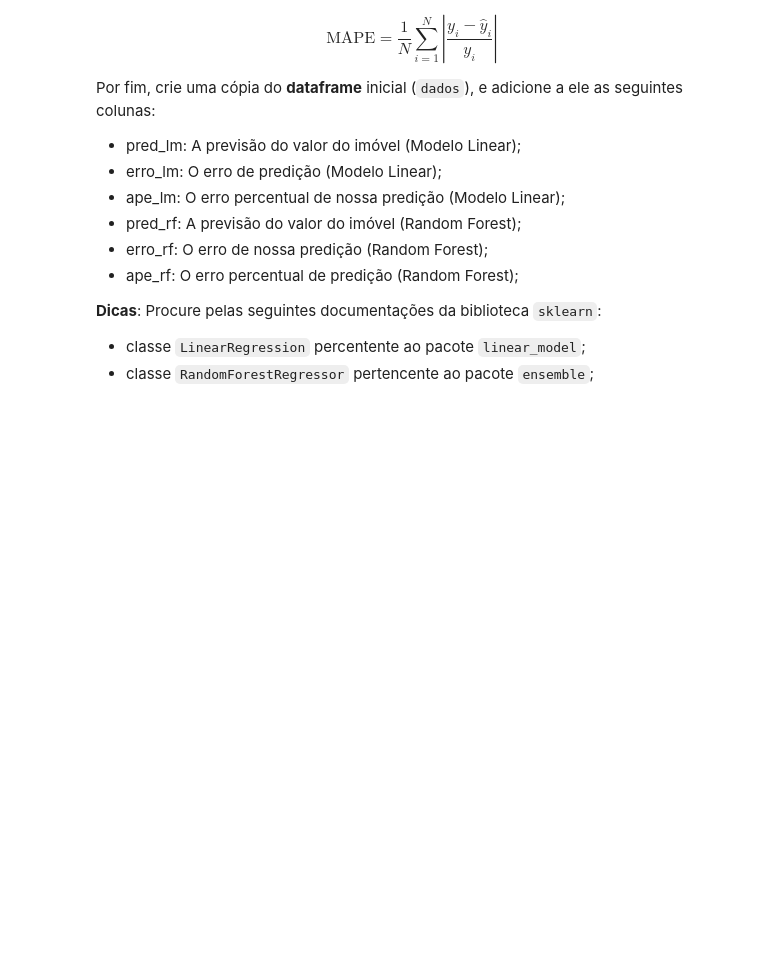
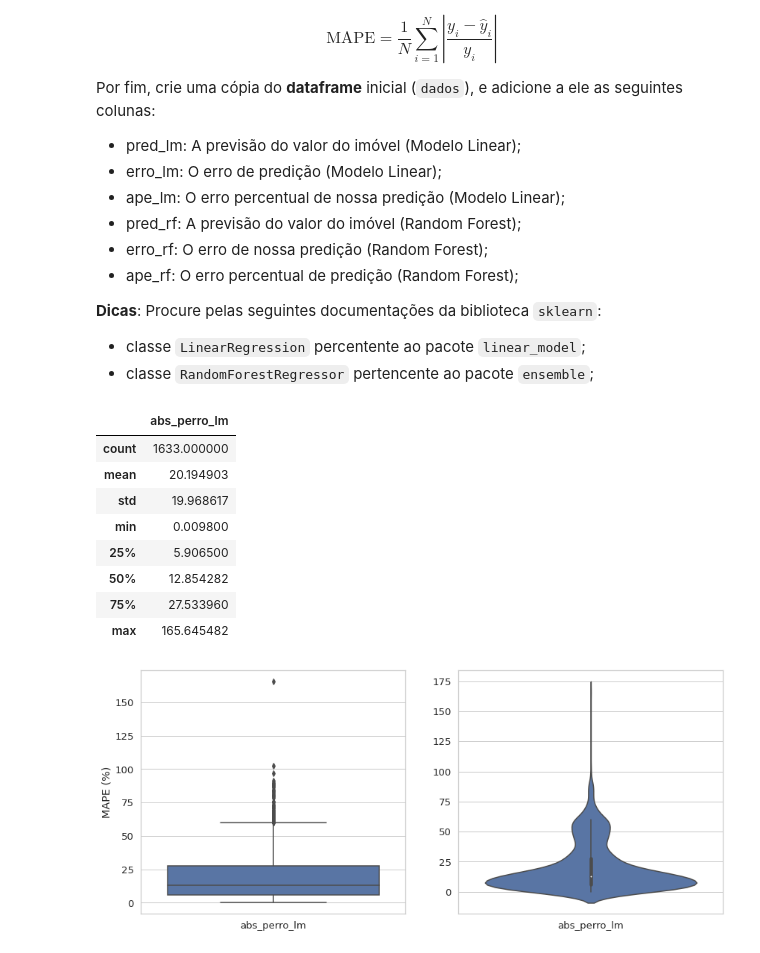
Before and after one commit to pkcgritti/timeseries, a Jupyter notebook: 06_regressao/aula6.ipynb, the cells around one changed output. Cells and saved outputs as stored; diff of their text form; code cells hidden in the pictures; blank space fills up the shorter version.

```diff
--- a/06_regressao/aula6.ipynb
+++ b/06_regressao/aula6.ipynb
@@ -46,3 +54,6 @@ resultado em um variável chamada ``dataset``, contendo apenas as **features** (
 **Dicas**:
  - Ao menos que você tenha projetado uma camada de **Imputação de Dados** para o seu problema, lembre-se de remover dados nulos do seu conjunto antes de organizar as suas **features**;
  - Procure pela documentação da função ``get_dummies`` da biblioteca ``pandas``;
+# %%
+dataset = pd.get_dummies(dados.dropna())
+dataset.head()
@@ -69,3 +87,16 @@ Os conjuntos de treinamento e de teste devem ser salvos, respectivamente, em var
 `X_train`, `y_train`, `X_test` e `y_test`.
 
 **Dica**: Procure pela documentação da função `train_test_split`, pertencente ao pacote `model_selection` da biblioteca `sklearn`.
+# %%
+import random
+import numpy
+
+from sklearn.model_selection import train_test_split
+
+random.seed(123)
+numpy.random.seed(123)
+
+X, y = dataset.drop(columns="preco"), dataset[["preco"]]
+
+X_train, X_test, y_train, y_test = train_test_split(X, y)
+y_train
@@ -93,3 +138,38 @@ Por fim, crie uma cópia do **dataframe** inicial (``dados``), e adicione a ele
 **Dicas**: Procure pelas seguintes documentações da biblioteca `sklearn`:
 - classe `LinearRegression` percentente ao pacote `linear_model`;
 - classe `RandomForestRegressor` pertencente ao pacote `ensemble`;
+# %%
+from sklearn.linear_model import LinearRegression
+
+results = dataset.copy()[["preco"]]
+
+lm_model = LinearRegression(fit_intercept=True)
+lm_model.fit(X_train, y_train)
+
+results["pred_lm"] = lm_model.predict(X)
+results["pred_lm"] = results["pred_lm"].astype(int)
+results["erro_lm"] = results.preco - results.pred_lm
+results["perror_lm"] = results.erro_lm / results.preco
+results["abs_perro_lm"] = 100 * results.perror_lm.abs()
+
+plt.figure();
+ax = plt.subplot(121);
+sns.boxplot(data=results[["abs_perro_lm"]])
+plt.ylabel("MAPE (%)")
+
+ax = plt.subplot(122);
+sns.violinplot(data=results[["abs_perro_lm"]])
+
+
+results[["abs_perro_lm"]].describe()
+# %% [output]
+|  | abs_perro_lm |
+| count | 1633.000000 |
+| mean | 20.194903 |
+| std | 19.968617 |
+| min | 0.009800 |
+| 25% | 5.906500 |
+| 50% | 12.854282 |
+| 75% | 27.533960 |
+| max | 165.645482 |
+[figure, added]
```
Also changed, not shown: parts of 4 cells of this notebook.
